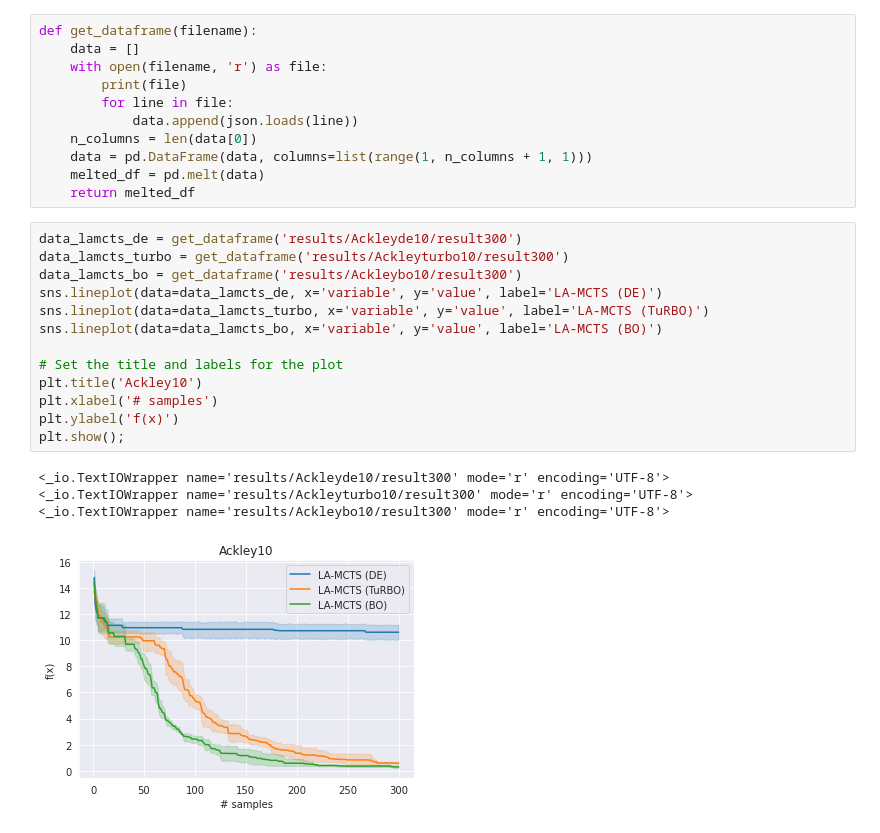
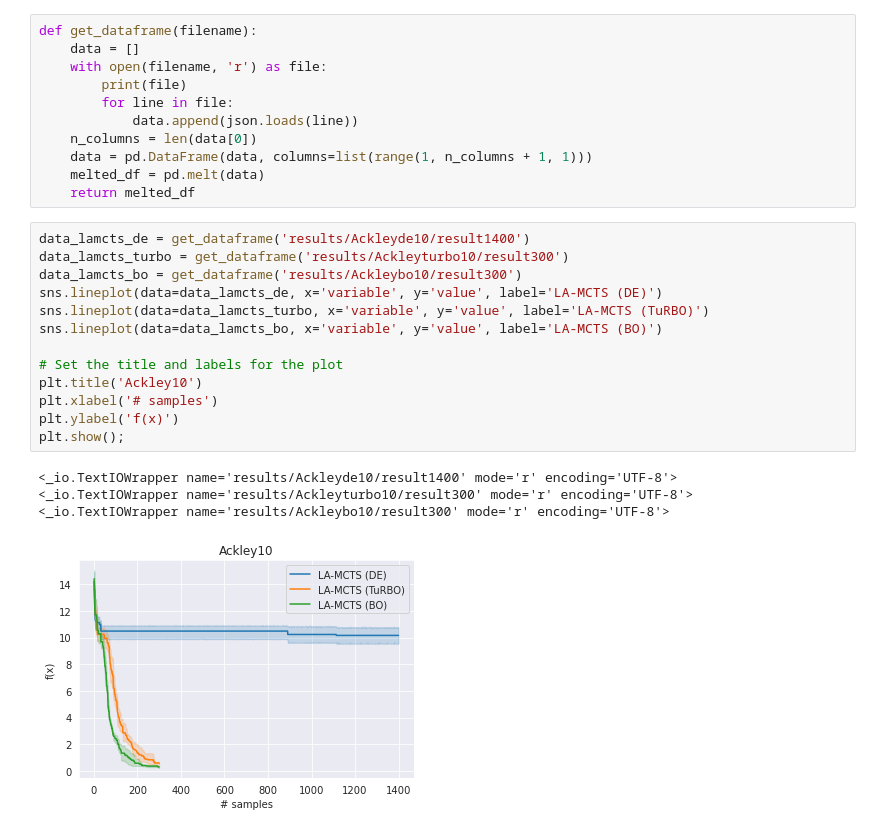
Before and after one commit to Marina-DU/LaMCTS, a Jupyter notebook: LA-MCTS/compare_solvers.ipynb, the cells around one changed output. Drawn from its saved outputs; the diff is of its cells as text.

```diff
--- a/LA-MCTS/compare_solvers.ipynb
+++ b/LA-MCTS/compare_solvers.ipynb
@@ -16,21 +16,21 @@ def get_dataframe(filename):
     melted_df = pd.melt(data)
     return melted_df
 # %%
-data_lamcts_de = get_dataframe('results/Ackleyde10/result300')
+data_lamcts_de = get_dataframe('results/Ackleyde10/result1400')
 data_lamcts_turbo = get_dataframe('results/Ackleyturbo10/result300')
 data_lamcts_bo = get_dataframe('results/Ackleybo10/result300')
 sns.lineplot(data=data_lamcts_de, x='variable', y='value', label='LA-MCTS (DE)')
 sns.lineplot(data=data_lamcts_turbo, x='variable', y='value', label='LA-MCTS (TuRBO)')
 sns.lineplot(data=data_lamcts_bo, x='variable', y='value', label='LA-MCTS (BO)')
 
 # Set the title and labels for the plot
 plt.title('Ackley10')
 plt.xlabel('# samples')
 plt.ylabel('f(x)')
 plt.show();
 # %% [output]
-<_io.TextIOWrapper name='results/Ackleyde10/result300' mode='r' encoding='UTF-8'>
+<_io.TextIOWrapper name='results/Ackleyde10/result1400' mode='r' encoding='UTF-8'>
 <_io.TextIOWrapper name='results/Ackleyturbo10/result300' mode='r' encoding='UTF-8'>
 <_io.TextIOWrapper name='results/Ackleybo10/result300' mode='r' encoding='UTF-8'>
-[figure, old version]
+[figure, new version]
 # %%
```
Also changed, not shown: parts of 10 cells of this notebook, 6 other files.
